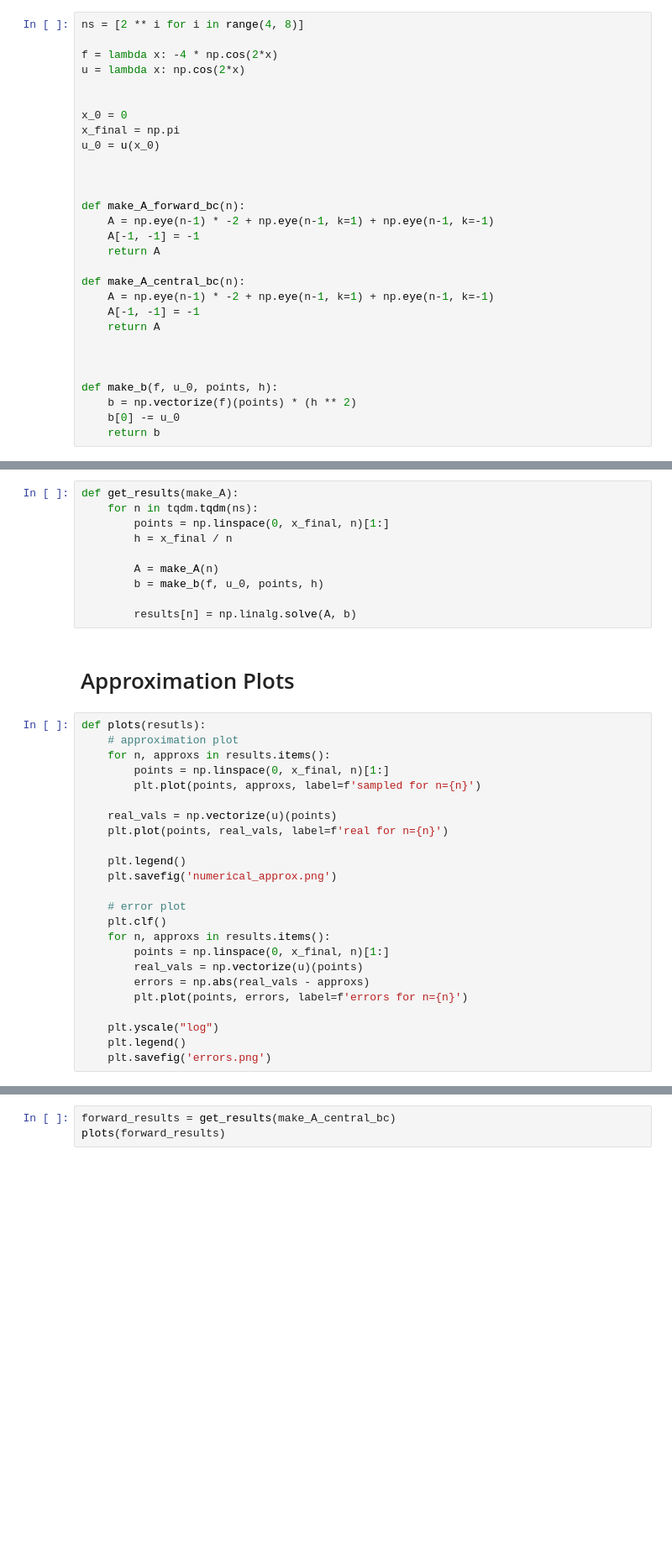
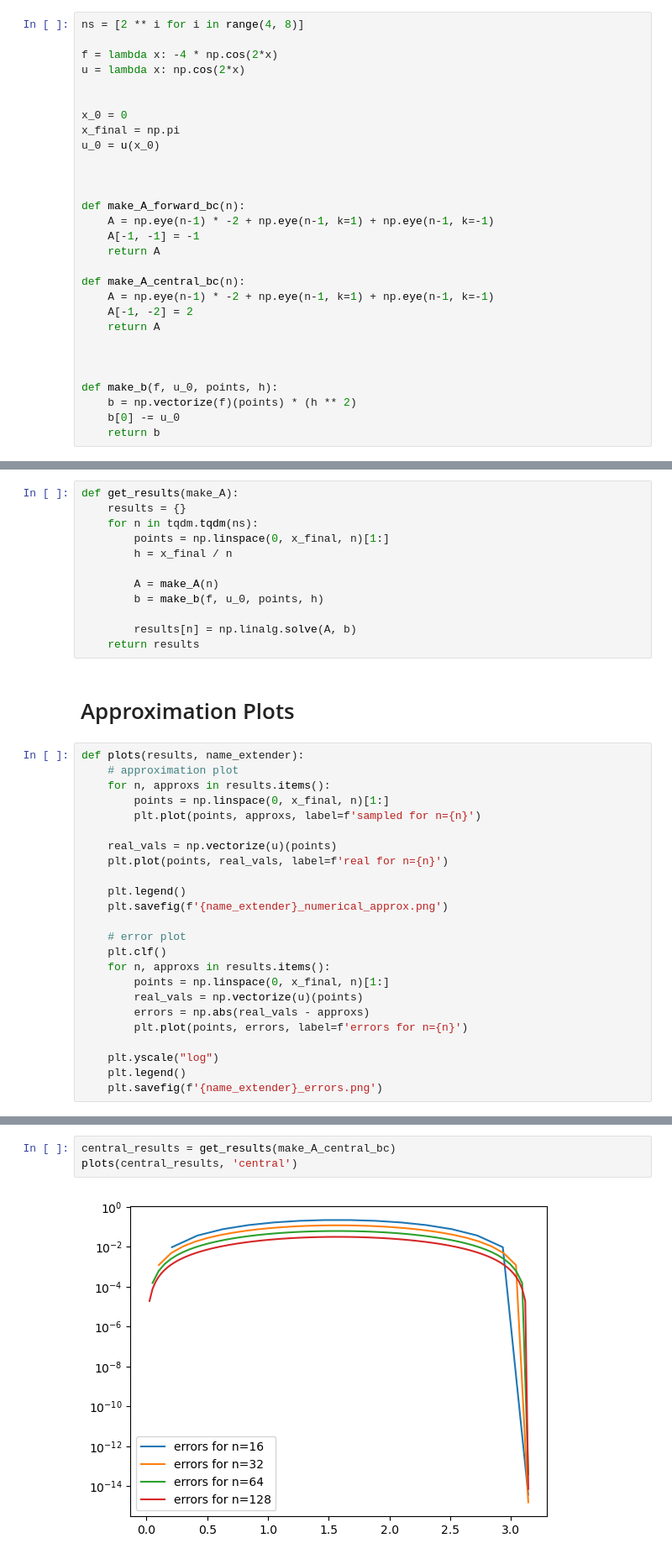
Before and after one commit to FoyerD/num_pde, a Jupyter notebook: hw1/q3.ipynb, the cells around one changed output, grey strips where cells are left out. Shown: that part at 84% size. Cells and saved outputs as stored; diff of their text form; blank space fills up the shorter version.

```diff
--- a/hw1/q3.ipynb
+++ b/hw1/q3.ipynb
@@ -24,7 +24,7 @@ def make_A_forward_bc(n):
 
 def make_A_central_bc(n):
     A = np.eye(n-1) * -2 + np.eye(n-1, k=1) + np.eye(n-1, k=-1)
-    A[-1, -1] = -1
+    A[-1, -2] = 2
     return A
 
 
@@ -37,6 +37,7 @@ def make_b(f, u_0, points, h):
 # Running
 # %%
 def get_results(make_A):
+    results = {}
     for n in tqdm.tqdm(ns):
         points = np.linspace(0, x_final, n)[1:]
         h = x_final / n
@@ -45,10 +46,11 @@ def get_results(make_A):
         b = make_b(f, u_0, points, h)
 
         results[n] = np.linalg.solve(A, b)
+    return results
 # %% [markdown]
 # Approximation Plots
 # %%
-def plots(resutls):
+def plots(results, name_extender):
     # approximation plot
     for n, approxs in results.items():
         points = np.linspace(0, x_final, n)[1:]
@@ -58,7 +60,7 @@ def plots(resutls):
     plt.plot(points, real_vals, label=f'real for n={n}')
 
     plt.legend()
-    plt.savefig('numerical_approx.png')
+    plt.savefig(f'{name_extender}_numerical_approx.png')
 
     # error plot
     plt.clf()
@@ -70,6 +72,6 @@ def plots(resutls):
 
     plt.yscale("log")
     plt.legend()
-    plt.savefig('errors.png')
+    plt.savefig(f'{name_extender}_errors.png')
 # %%
 forward_results = get_results(make_A_forward_bc)
@@ -77,5 +79,7 @@ plots(forward_results)
 # %% [output]
 [figure]
 # %%
-forward_results = get_results(make_A_central_bc)
-plots(forward_results)
+central_results = get_results(make_A_central_bc)
+plots(central_results, 'central')
+# %% [output]
+[figure, added]
```
Also changed, not shown: parts of 1 cell of this notebook, 4 other files.
